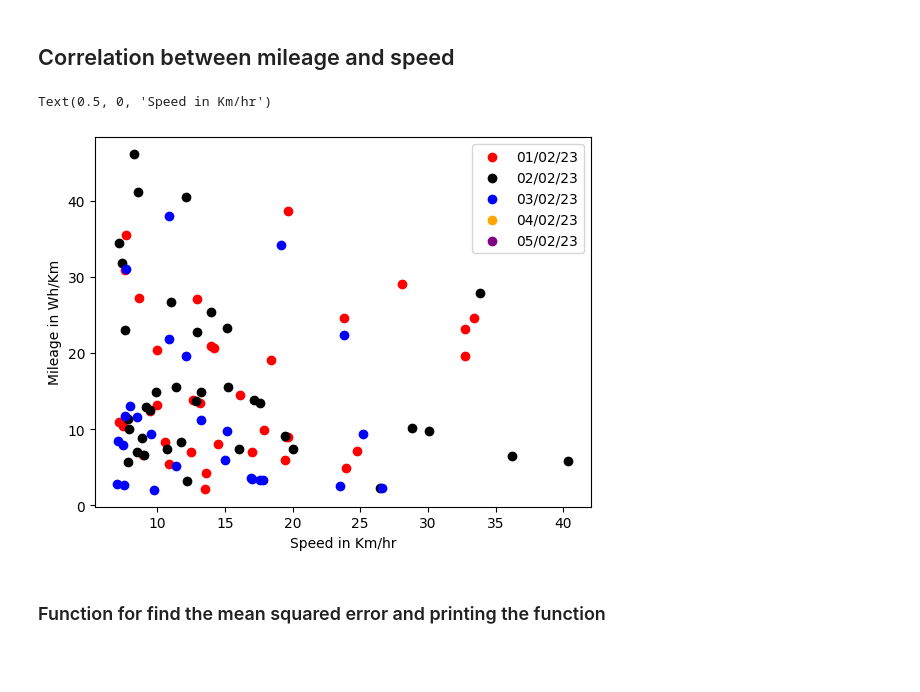
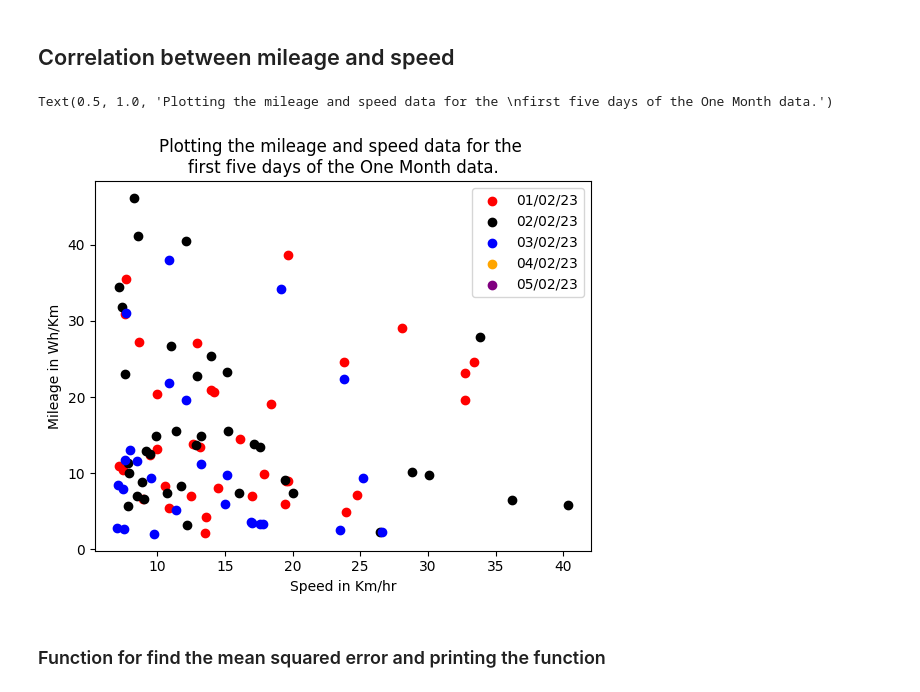
Before and after one commit to codewithyouwan/Range, a Jupyter notebook: mileage.ipynb, the cells around one changed output. Drawn from its saved outputs; the diff is of its cells as text; code cells hidden in the pictures; blank space fills up the shorter version.

```diff
--- a/mileage.ipynb
+++ b/mileage.ipynb
@@ -35,10 +35,13 @@ def indexDates(date):
 
 # const d = R * c;
 def calDistanceLatLong(lat1,lat2,delLong):
+    #delLong and delLat are simply the differece between the longitudes and latitudes respectively.
         delLat=(lat2-lat1)*(np.pi/180)
-        a=np.sin(delLat/2)**2+np.cos(lat1)*np.cos(lat2)*(np.sin((delLong/2)*(np.pi/180))**2)
+        a=(np.sin(delLat/2))**2+np.cos(lat1)*np.cos(lat2)*(np.sin((delLong/2)*(np.pi/180)))**2
         c=2*math.atan2(math.sqrt(a),math.sqrt(1-a))
         return 6371000*c
+        # except:
+        #     return 0;
 
 '''Function to calculate the mean squared error. 'true' is the actual value and 'pred' is the predicted value.'''
 def mean_squared_error(true,pred):
@@ -47,6 +50,9 @@ def mean_squared_error(true,pred):
         error+=(true[i]-pred[i])**2
     return error
 
+'''
+Function to find the best fit function for given values of 'x' produce the nearest values to 'y' and of maximum degree 'largestDegree'
+'''
 def findBestFitFunction(x,y,largestDegree):
     BestFitFunction={}# Dict(key=deg, value=[functionvalues])
     minimum=0
@@ -271,6 +292,9 @@ class LSTM:
                 #print("prediction size = ",predictions.size," ",predictions.shape,'The number of inputs ',windowed_df_np[:,1].size)
 # %%
 columns_to_pick=['date','time','speed','batVolt','batCurrent','cummulativeDischarge','lat','long','longDirection','latDirection']
-df=pd.read_csv('1monthdata.csv',usecols=columns_to_pick)
+try:
+    df=pd.read_csv('1monthdata.csv',usecols=columns_to_pick)
+except:
+    print('Error in reading the csv file.\n Either it doesn\'t exist or the columns doesn\'t exist.')
 #loading the one month data
 OneMonth=Data(df)
@@ -298,18 +319,19 @@ array([10.45645519, 14.49825369,  6.9540793 , 35.48089359,  6.55704749,
 # %%
 #pd.options.display.max_rows=100
 # OneMonth.df.head(10)
 #OneMonth.df.to_csv('Example.csv')
 
 colour=['red','black','blue','orange','purple']
 for i in range(0,5):
     #plt.scatter(OneMonth.df.loc[(OneMonth.df['Distance']>float(0))&(OneMonth.df['date']==OneMonth.dates[i])&(OneMonth.df['Speed']>float(7)),'Speed'],OneMonth.df.loc[(OneMonth.df['Distance']>float(0))&(OneMonth.df['date']==OneMonth.dates[i])&(OneMonth.df['Speed']>float(7)),'Mileage'],color=colour[i])
     plt.scatter(OneMonth.df2.loc[OneMonth.df2['date']==OneMonth.dates[i],'Speed'],OneMonth.df2.loc[OneMonth.df2['date']==OneMonth.dates[i],'Mileage'],color=colour[i])
 plt.legend(OneMonth.dates[:5])
 plt.ylabel('Mileage in Wh/Km')
 plt.xlabel('Speed in Km/hr')
+plt.title('Plotting the mileage and speed data for the \nfirst five days of the One Month data.')
 # %% [output]
-Text(0.5, 0, 'Speed in Km/hr')
+Text(0.5, 1.0, 'Plotting the mileage and speed data for the \nfirst five days of the One Month data.')
-[figure, old version]
+[figure, new version]
 # %% [markdown]
 <h3>Function for find the mean squared error and printing the function</h3>
 # %%
```
Also changed, not shown: parts of 9 cells of this notebook, 3 other files.
